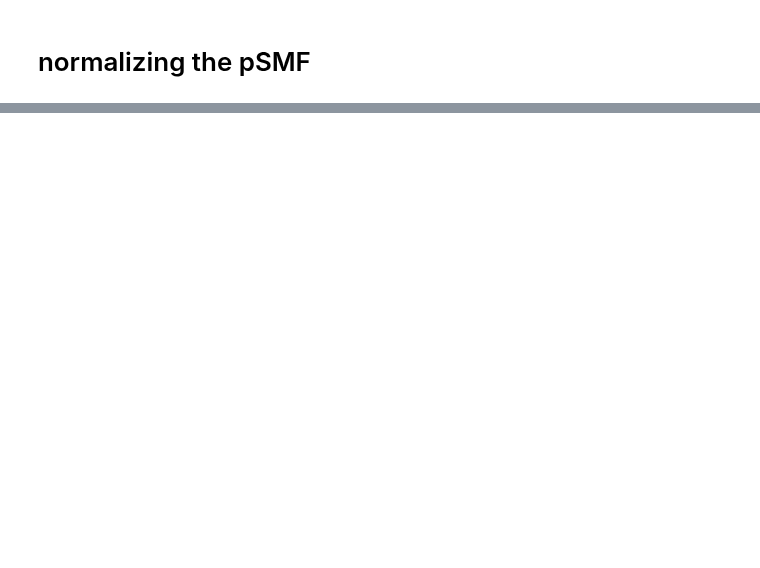
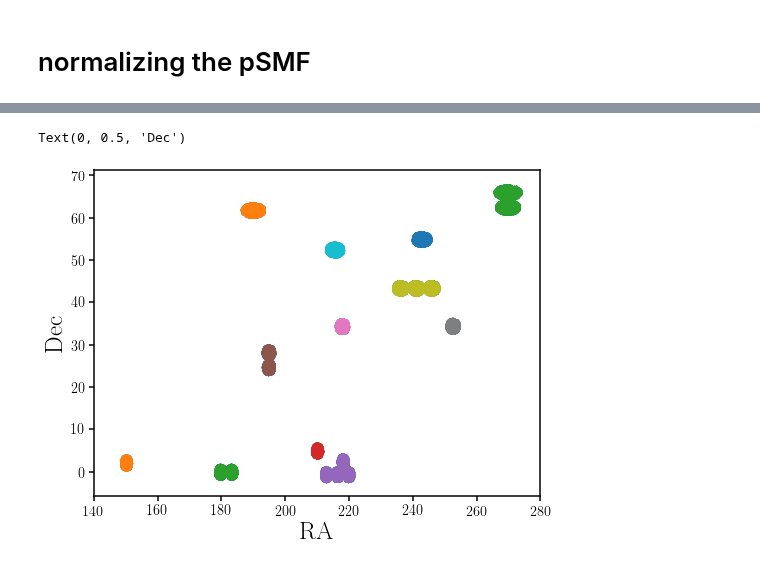
Before and after one commit to changhoonhahn/provabgs, a Jupyter notebook: svda/nb/smf.ipynb, the cells around one changed output, grey strips where cells are left out. Cells and saved outputs as stored; diff of their text form; code cells hidden in the pictures; blank space fills up the shorter version.

```diff
--- a/svda/nb/smf.ipynb
+++ b/svda/nb/smf.ipynb
@@ -383,0 +388,31 @@ plt.show()
+# %%
+fields = [
+    ((bgs['RA'] > 140) & (bgs['RA'] < 160)),
+    ((bgs['RA'] > 160) & (bgs['RA'] < 185) & (bgs['DEC'] > -10) & (bgs['DEC'] < 10)),
+    ((bgs['RA'] > 205) & (bgs['RA'] < 212) & (bgs['DEC'] > 2) & (bgs['DEC'] < 8)),
+    ((bgs['RA'] > 210) & (bgs['RA'] < 224) & (bgs['DEC'] > -5) & (bgs['DEC'] < 5) & ~((bgs['RA'] > 205) & (bgs['RA'] < 212) & (bgs['DEC'] > 2) & (bgs['DEC'] < 8))),
+    ((bgs['RA'] > 190) & (bgs['RA'] < 200) & (bgs['DEC'] > 20) & (bgs['DEC'] < 30)),
+    ((bgs['RA'] > 210) & (bgs['RA'] < 225) & (bgs['DEC'] > 30) & (bgs['DEC'] < 40)),
+    ((bgs['RA'] > 250) & (bgs['RA'] < 260) & (bgs['DEC'] > 30) & (bgs['DEC'] < 40)),
+    ((bgs['RA'] > 230) & (bgs['RA'] < 255) & (bgs['DEC'] > 40) & (bgs['DEC'] < 45)),
+    ((bgs['RA'] > 210) & (bgs['RA'] < 225) & (bgs['DEC'] > 45) & (bgs['DEC'] < 58)),
+    ((bgs['RA'] > 235) & (bgs['RA'] < 255) & (bgs['DEC'] > 50) & (bgs['DEC'] < 60)),
+    ((bgs['RA'] > 180) & (bgs['RA'] < 200) & (bgs['DEC'] > 55) & (bgs['DEC'] < 70)),
+    ((bgs['RA'] > 260) & (bgs['RA'] < 280) & (bgs['DEC'] > 55) & (bgs['DEC'] < 70))
+]
+
+A_fields = [164.965, 156.064, 164.917, 138.785, 155.972, 164.848, 165.120, 148.024,
+            165.015, 165.030, 164.890, 156.806]
+# %%
+fig = plt.figure(figsize=(8,6))
+sub = fig.add_subplot(111)
+sub.scatter(bgs['RA'], bgs['DEC'], s=1)
+for field in fields:
+    sub.scatter(bgs['RA'][field], bgs['DEC'][field], s=1)
+sub.set_xlabel('RA', fontsize=25)
+sub.set_xlim(140, 280)
+sub.set_ylabel('Dec', fontsize=25)
+#sub.set_ylim(-10, 10)
+# %% [output]
+Text(0, 0.5, 'Dec')
+[figure, added]
```
Also changed, not shown: parts of 10 cells of this notebook.
